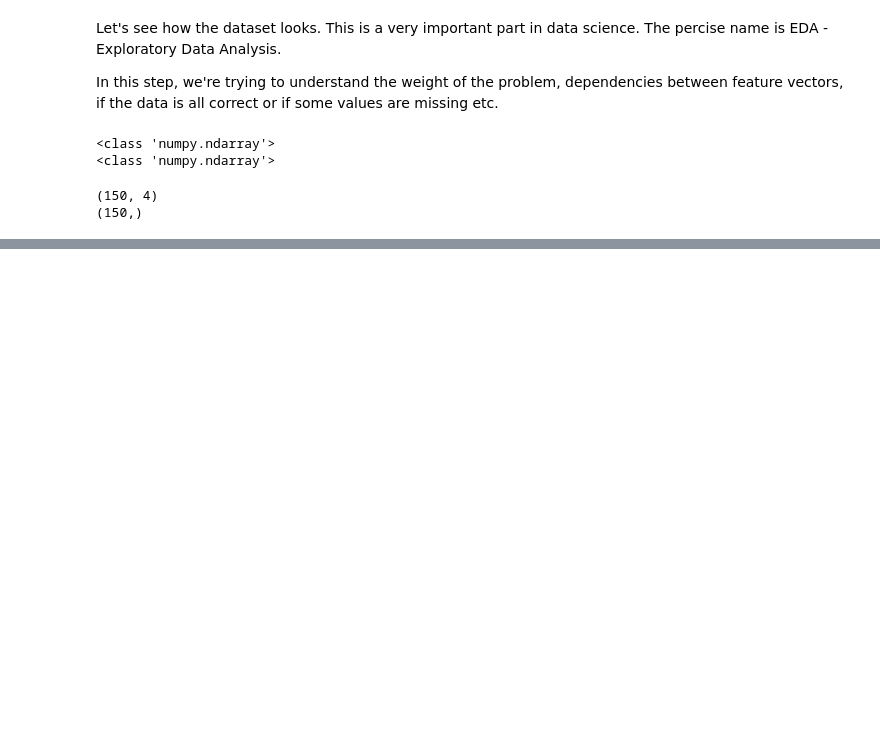
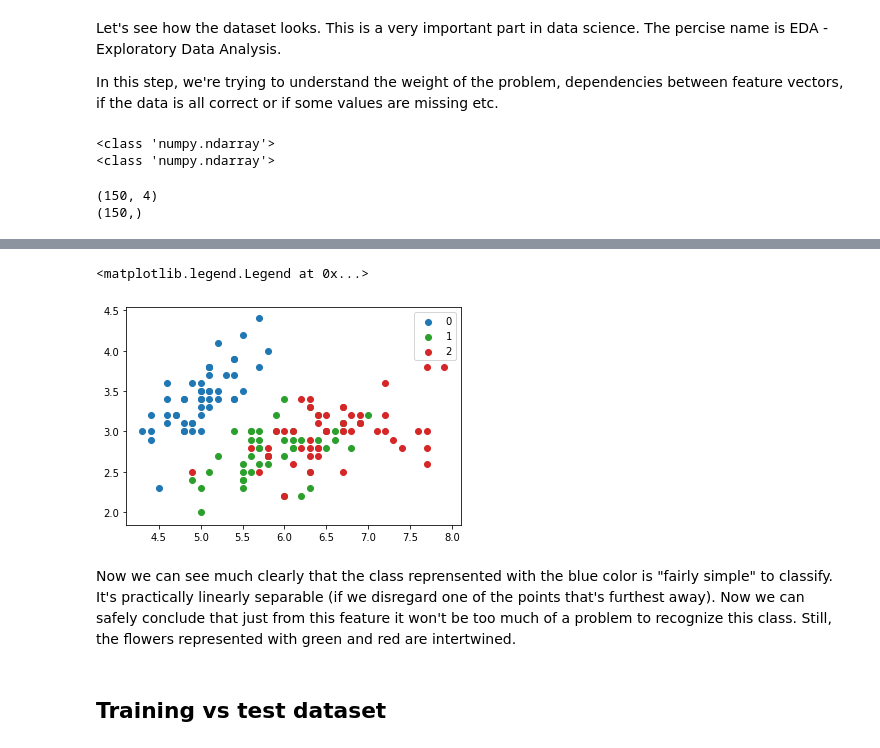
Before and after one commit to love-bees/dataHacker, a Jupyter notebook: IRIS_05.ipynb, the cells around one changed output, grey strips where cells are left out. Drawn from its saved outputs; the diff is of its cells as text; code cells hidden in the pictures; blank space fills up the shorter version.

```diff
--- a/IRIS_05.ipynb
+++ b/IRIS_05.ipynb
@@ -58,0 +89,11 @@ print(y)
+# %%
+# Carefully counting, we can see that all of the data points are really there.
+# To see how easy or hard our problems is that we're facing, we need to plot these points in different colors
+# Since this dataset is sorted, we can plot the points in three steps of 50
+plt.scatter(X[0:50,0],    X[0:50,1]) # This is the initial value, colored blue
+plt.scatter(X[50:100,0],  X[50:100,1], c='C2' )
+plt.scatter(X[100:150,0], X[100:150,1], c = 'C3')
+plt.legend(['0', '1', '2'])
+# %% [output]
+<matplotlib.legend.Legend at 0x...>
+[figure, added]
@@ -58,0 +103,4 @@ print(y)
+# %% [markdown]
+Now we can see much clearly that the class reprensented with the blue color is "fairly simple" to classify. It's practically linearly separable (if we disregard one of the points that's furthest away). Now we can safely conclude that just from this feature it won't be too much of a problem to recognize this class. Still, the flowers represented with green and red are intertwined.
+# %% [markdown]
+## Training vs test dataset
```
Also changed, not shown: parts of 7 cells of this notebook.
